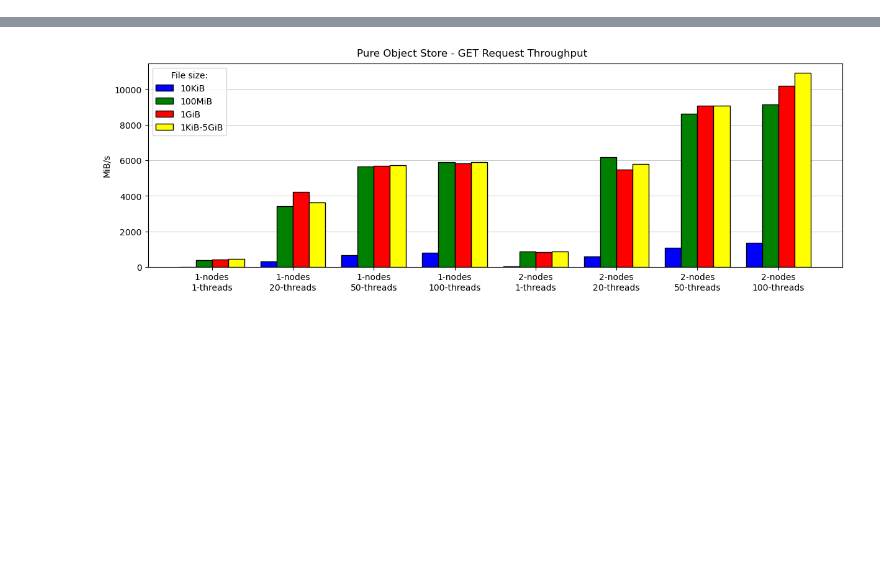
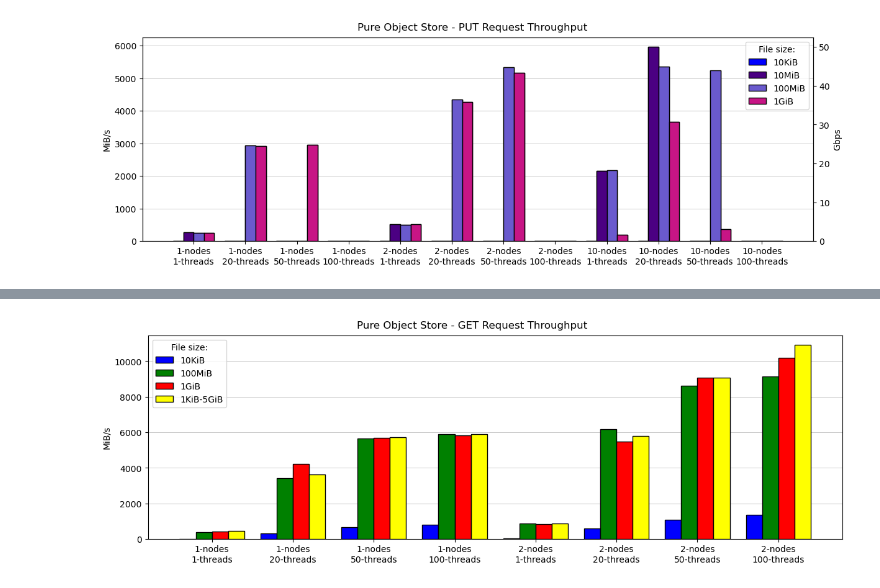
Before and after one commit to stackhpc/jasmin-fs-benchmark, a Jupyter notebook: s3-warp/Analysis-v2.ipynb, the cells around one changed output, grey strips where cells are left out. Drawn from its saved outputs; the diff is of its cells as text; code cells hidden in the pictures; blank space fills up the shorter version.

```diff
--- a/s3-warp/Analysis-v2.ipynb
+++ b/s3-warp/Analysis-v2.ipynb
@@ -144,3 +161,38 @@ plt.show()
+# %%
+# Code
+
+scores = {}
+for nodes, threads in itertools.product([1, 2, 10], [1, 20, 50, 100]):
+    key = f"{nodes}-nodes\n{threads}-threads"
+    scores[key] = {}
+    for size in ["10KiB", "10MiB", "100MiB", "1GiB"]:
+        try:
+            run_scores = parse_text_summary(
+                f'benchmark-runs/s3-summary.pure-get-{nodes}-{threads}-250-{size}.txt'
+            )
+            for k, v in run_scores.items():
+                if v == {}:
+                    run_scores[k] = {"MiB_per_sec": 0, "obj_per_sec": 0}
+            scores[key][size] = run_scores["PUT"]
+        except:
+            scores[key][size] = {"MiB_per_sec": 0, "obj_per_sec": 0}
+# print(scores)
+
+bar_colours = {"10KiB":"blue", "10MiB":"indigo", "100MiB":"slateblue", "1GiB":"mediumvioletred"}
+fig, ax = plt.subplots(figsize=(12, 4), nrows=1, constrained_layout=True)
+plot_grouped_bars(scores, "MiB_per_sec", ax, bar_colours)
+ax.legend(title="File size:")
+
+ax2 = ax.twinx()
+plot_grouped_bars(scores, "MiB_per_sec", ax2, bar_colours, yaxis_unit='Gbps')
+ax2.grid()
+ax2.set_ylabel('Gbps')
+
+fig.suptitle("Pure Object Store - PUT Request Throughput")
+# plt.savefig("initial-pure-results-fixed-filesizes.png")
+plt.show()
+# %% [output]
+[figure, added]
 # %%
 # Code
 
```
Also changed, not shown: parts of 5 cells of this notebook.
